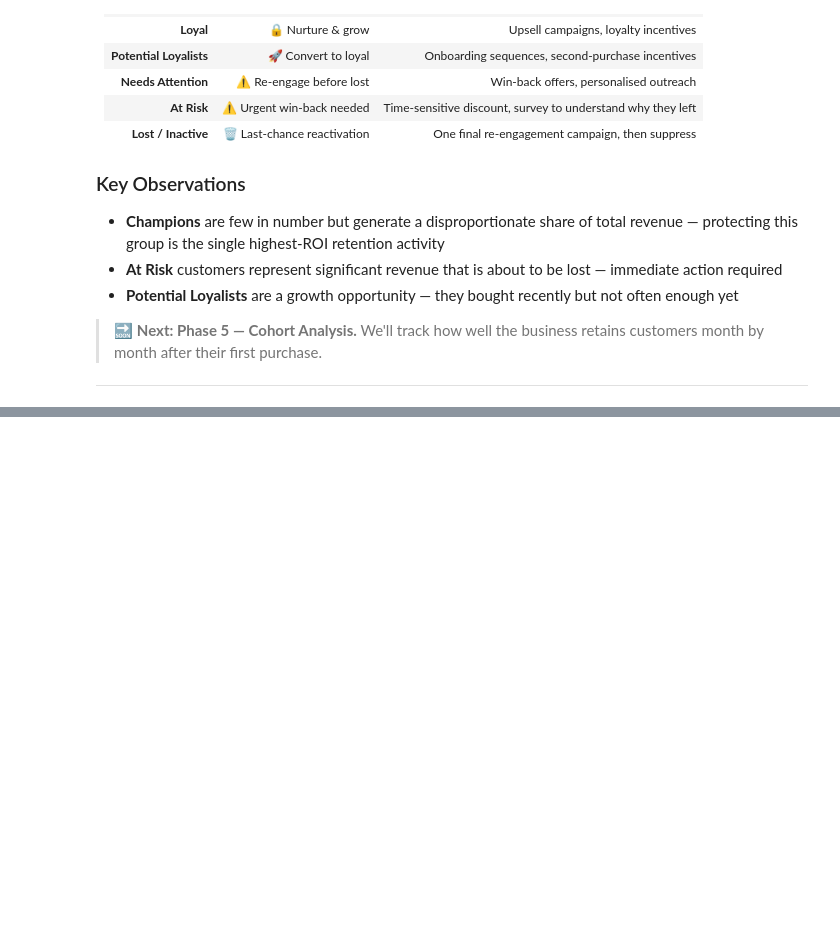
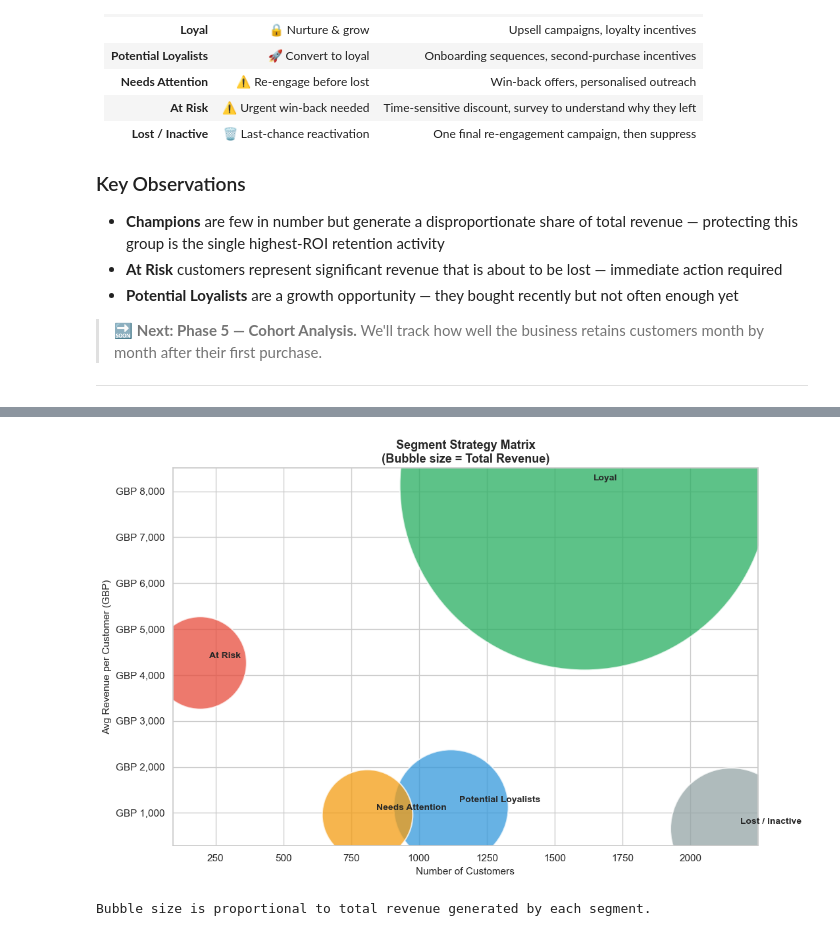
Before and after one commit to asimjamal/Customer-Intelligence-Report, a Jupyter notebook: customer_analytics_eda.ipynb, the cells around one changed output, grey strips where cells are left out. Drawn from its saved outputs; the diff is of its cells as text; code cells hidden in the pictures; blank space fills up the shorter version.

```diff
--- a/customer_analytics_eda.ipynb
+++ b/customer_analytics_eda.ipynb
@@ -1110,0 +1458,42 @@ Final RFM table — top 20 customers by Monetary value:
+# %%
+# ── 6.6  Segment Action Matrix — Visual Summary ──────────────────────────────
+#
+# A clean visual that a marketing team can actually use:
+# plots each segment by size (x) and avg revenue per customer (y),
+# with bubble size = total revenue. Tells you where to focus.
+
+seg = segment_summary.copy()
+
+fig, ax = plt.subplots(figsize=(11, 7))
+
+bubble_colors = {
+    "Champions"          : "#2ecc71",
+    "Loyal"              : "#27ae60",
+    "Potential Loyalists": "#3498db",
+    "Needs Attention"    : "#f39c12",
+    "At Risk"            : "#e74c3c",
+    "Lost / Inactive"    : "#95a5a6"
+}
+
+for _, row in seg.iterrows():
+    color  = bubble_colors.get(row["Segment"], "#95a5a6")
+    size   = row["Total_Revenue"] / 80
+    ax.scatter(row["Customers"], row["Avg_Monetary"],
+               s=size, color=color, alpha=0.75, edgecolors="white", linewidth=1.5)
+    ax.annotate(
+        row["Segment"],
+        (row["Customers"], row["Avg_Monetary"]),
+        textcoords="offset points", xytext=(10, 5), fontsize=10, fontweight="bold"
+    )
+
+ax.set_xlabel("Number of Customers", fontsize=11)
+ax.set_ylabel("Avg Revenue per Customer (GBP)", fontsize=11)
+ax.set_title("Segment Strategy Matrix\n(Bubble size = Total Revenue)", fontsize=13, fontweight="bold")
+ax.yaxis.set_major_formatter(mticker.FuncFormatter(lambda x, _: f"GBP {x:,.0f}"))
+plt.tight_layout()
+plt.show()
+
+print("\nBubble size is proportional to total revenue generated by each segment.")
+# %% [output]
+[figure, added]
+Bubble size is proportional to total revenue generated by each segment.
```
Also changed, not shown: parts of 16 cells of this notebook.
